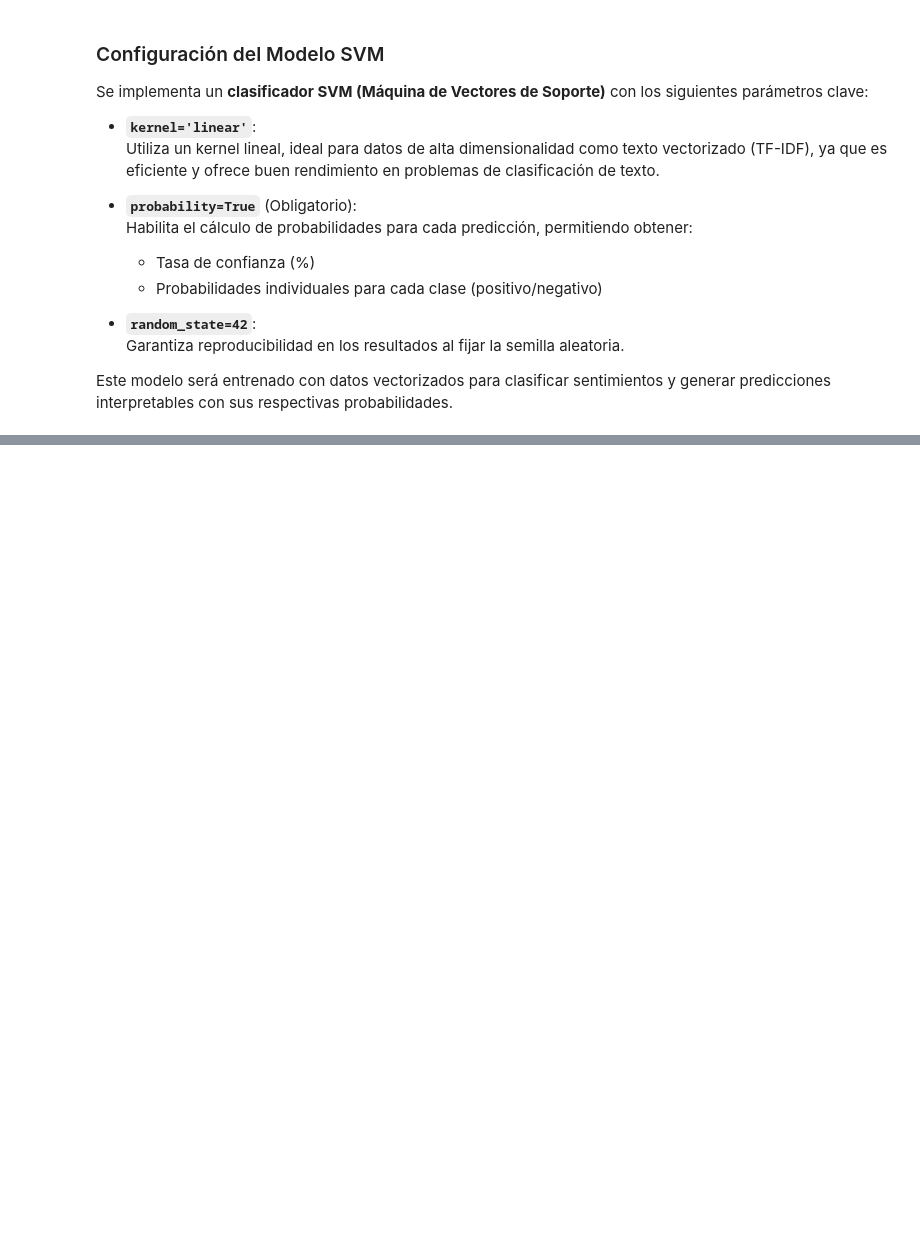
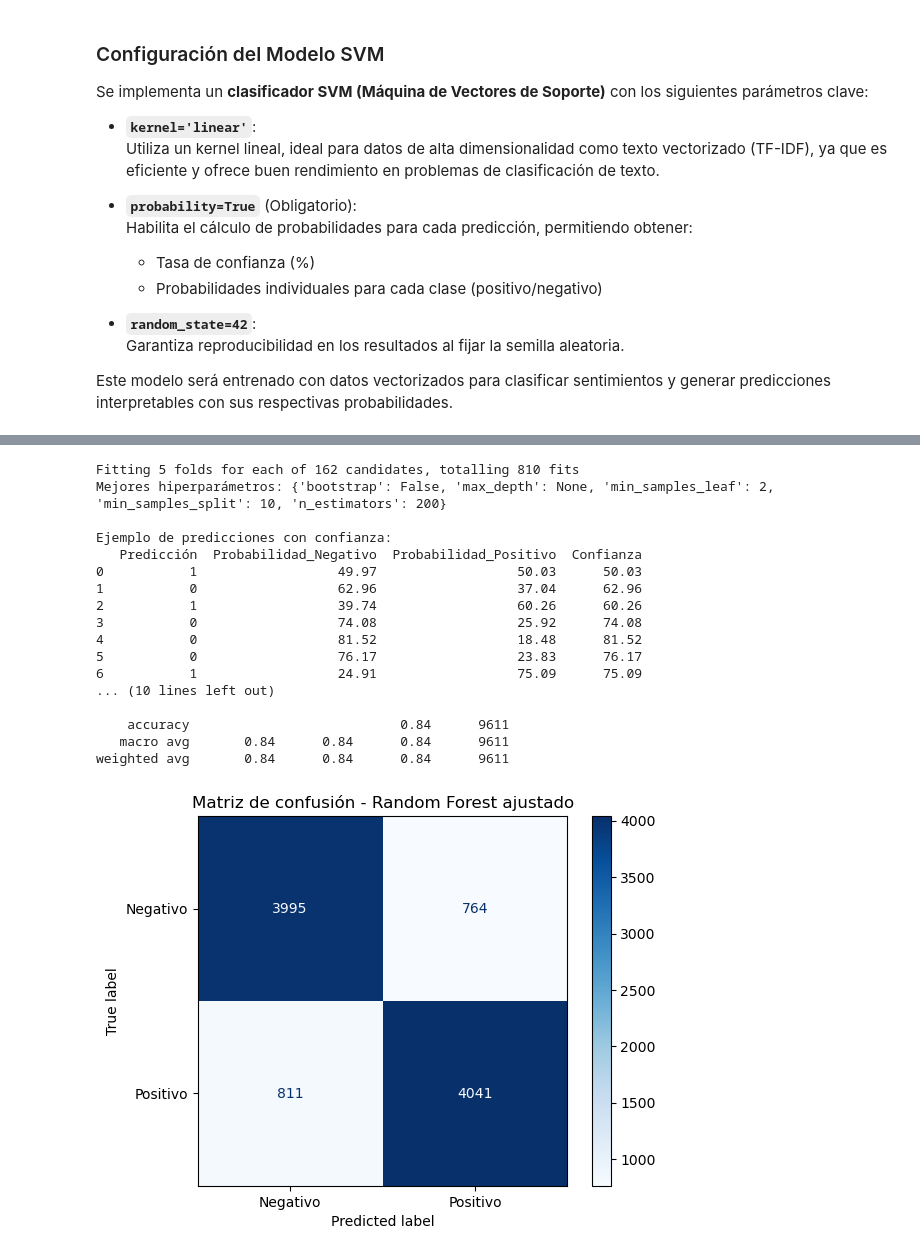
Before and after one commit to ASGAMO-DS/Proyecto-Final-Version1, a Jupyter notebook: src/explore.ipynb, the cells around one changed output, grey strips where cells are left out. Cells and saved outputs as stored; diff of their text form; code cells hidden in the pictures; blank space fills up the shorter version.

```diff
--- a/src/explore.ipynb
+++ b/src/explore.ipynb
@@ -382,0 +601,80 @@ progress.pbar.close()
+# %%
+#Hagamos busqueda de hiperparámetros para el RandomForest
+from sklearn.model_selection import GridSearchCV
+from sklearn.ensemble import RandomForestClassifier
+from sklearn.metrics import accuracy_score, classification_report, confusion_matrix, ConfusionMatrixDisplay
+
+# Crear el modelo base de Random Forest
+random_forest_model = RandomForestClassifier(random_state=42)
+
+# Definir los hiperparámetros a buscar
+param_grid = {
+    'n_estimators': [50, 100, 200],  # Cantidad de árboles en el bosque
+    'max_depth': [None, 10, 20],  # Profundidad máxima de los árboles
+    'min_samples_split': [2, 5, 10],  # Mínimo de muestras para dividir un nodo
+    'min_samples_leaf': [1, 2, 4],  # Mínimo de muestras en una hoja
+    'bootstrap': [True, False]  # Muestreo con reemplazo
+}
+
+# Configurar la búsqueda de hiperparámetros con GridSearchCV
+grid_search = GridSearchCV(
+    estimator=random_forest_model,
+    param_grid=param_grid,
+    cv=5,
+    scoring='accuracy',
+    n_jobs=-1,  # Paralelización total
+    verbose=1
+)
+grid_search.fit(X_train, y_train)
+
+# Mejor combinación de hiperparámetros
+best_params = grid_search.best_params_
+print(f"Mejores hiperparámetros: {best_params}")
+
+# Entrenar el mejor modelo con los hiperparámetros seleccionados
+best_rf_model = grid_search.best_estimator_
+y_pred = best_rf_model.predict(X_test)
+y_proba = best_rf_model.predict_proba(X_test)  # Probabilidades para cada clase
+
+# Crear DataFrame con resultados detallados
+resultados = pd.DataFrame({
+    'Predicción': y_pred,
+    'Probabilidad_Negativo': y_proba[:, 0].round(4) * 100,  # Convertir a porcentaje
+    'Probabilidad_Positivo': y_proba[:, 1].round(4) * 100,
+    'Confianza': np.max(y_proba, axis=1).round(4) * 100  # Máxima probabilidad (%)
+})
+# Mostrar las primeras predicciones con probabilidades
+print("\nEjemplo de predicciones con confianza:")
+print(resultados.head(10))
+
+# Evaluar el modelo
+accuracy = accuracy_score(y_test, y_pred)
+print(f"Accuracy del modelo Random Forest (ajustado): {accuracy:.2%}")
+print("\nReporte de clasificación:")
+print(classification_report(y_test, y_pred))
+
+# Matriz de confusión y su gráfica
+conf_matrix = confusion_matrix(y_test, y_pred)
+disp = ConfusionMatrixDisplay(confusion_matrix=conf_matrix, display_labels=["Negativo", "Positivo"])
+disp.plot(cmap=plt.cm.Blues)
+plt.title("Matriz de confusión - Random Forest ajustado")
+plt.show()
+# %% [output]
+Fitting 5 folds for each of 162 candidates, totalling 810 fits
+Mejores hiperparámetros: {'bootstrap': False, 'max_depth': None, 'min_samples_leaf': 2, 'min_samples_split': 10, 'n_estimators': 200}
+
+Ejemplo de predicciones con confianza:
+   Predicción  Probabilidad_Negativo  Probabilidad_Positivo  Confianza
+0           1                  49.97                  50.03      50.03
+1           0                  62.96                  37.04      62.96
+2           1                  39.74                  60.26      60.26
+3           0                  74.08                  25.92      74.08
+4           0                  81.52                  18.48      81.52
+5           0                  76.17                  23.83      76.17
+6           1                  24.91                  75.09      75.09
+... (10 lines left out)
+
+    accuracy                           0.84      9611
+   macro avg       0.84      0.84      0.84      9611
+weighted avg       0.84      0.84      0.84      9611
+[figure, added]
```
Also changed, not shown: parts of 18 cells of this notebook.
